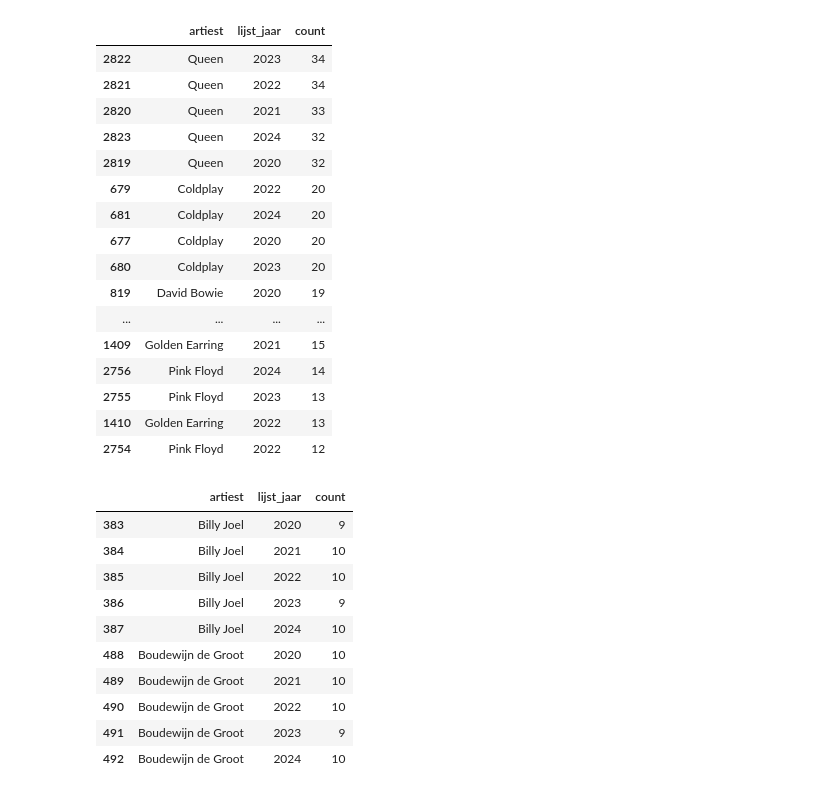
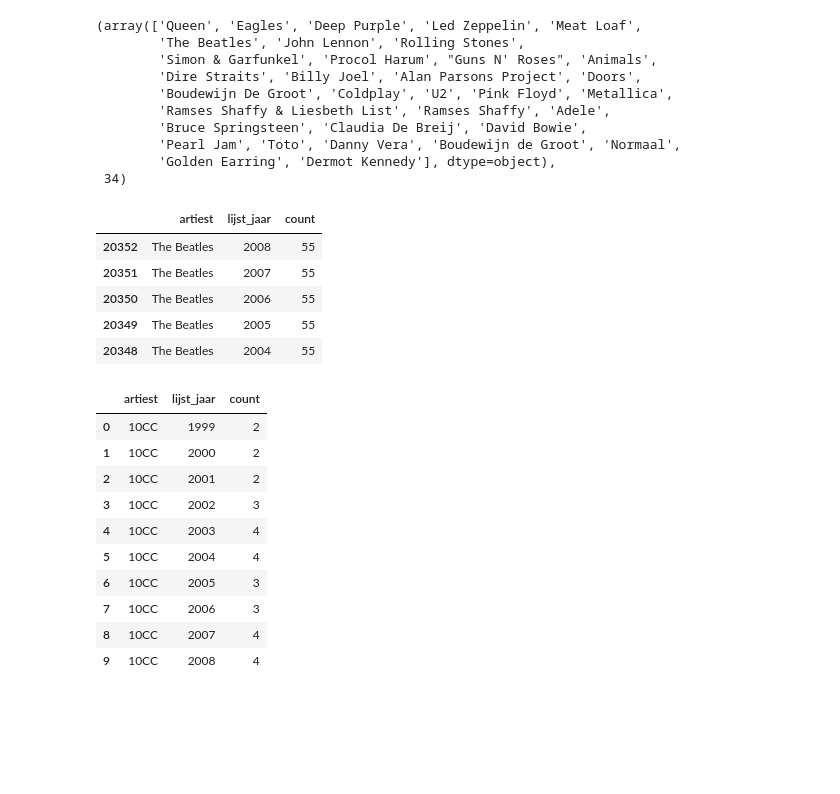
Before and after one commit to jwnelen/top-2000-eda, a Jupyter notebook: exploration.ipynb, the cells around one changed output. Drawn from its saved outputs; the diff is of its cells as text; code cells hidden in the pictures; blank space fills up the shorter version.

```diff
--- a/exploration.ipynb
+++ b/exploration.ipynb
@@ -5,7 +5,11 @@ import pandas as pd
 column_renames = {
   "notering": "positie",
   "nr.": "positie",
-  "jaar": "jaartal"
+  "nr": "positie",
+  "jaar": "jaartal",
+  "year": "jaartal",
+  "title": "titel",
+  "artist": "artiest"
 }
 # %%
 # https://www.nporadio2.nl/top2000?edition=top-2000-van-2022-12-25
@@ -13,11 +17,11 @@ column_renames = {
 folder = "data"
 name = "Top 2000 2024.xlsx"
 full = pd.DataFrame()
-start_year = 2020
+start_year = 1999
 end_year = 2024
 
 for year in range(start_year, end_year+1):
-    df = pd.read_excel(f'{folder}/Top 2000 {year}.xlsx')
+    df = pd.read_excel(f'{folder}/TOP-2000-{year}.xlsx')
     if len(df) > 2000:
         df = df.iloc[1:]
     df.columns = [str.lower(col) for col in df.columns]
@@ -27,7 +31,6 @@ for year in range(start_year, end_year+1):
     df['positie'] = df['positie'].astype(int)
     df['jaartal'] = df['jaartal'].astype(int)
     df['lijst_jaar'] = df['lijst_jaar'].astype(int)
-    display(df.head(1))
     full = pd.concat([full, df], ignore_index=True)
 full
 # %% [output]
@@ -71,4 +67,20 @@ all_artists_top_10, len(all_artists_top_10)
 # %%
 df = full.copy()
+# %%
+df["artiest"].replace("Beatles", "The Beatles", inplace=True)
+# %%
+all_artists_top_10 = df[df['positie'] <= 10]['artiest'].unique()
+all_artists_top_10, len(all_artists_top_10)
+# %% [output]
+(array(['Queen', 'Eagles', 'Deep Purple', 'Led Zeppelin', 'Meat Loaf',
+        'The Beatles', 'John Lennon', 'Rolling Stones',
+        'Simon & Garfunkel', 'Procol Harum', "Guns N' Roses", 'Animals',
+        'Dire Straits', 'Billy Joel', 'Alan Parsons Project', 'Doors',
+        'Boudewijn De Groot', 'Coldplay', 'U2', 'Pink Floyd', 'Metallica',
+        'Ramses Shaffy & Liesbeth List', 'Ramses Shaffy', 'Adele',
+        'Bruce Springsteen', 'Claudia De Breij', 'David Bowie',
+        'Pearl Jam', 'Toto', 'Danny Vera', 'Boudewijn de Groot', 'Normaal',
+        'Golden Earring', 'Dermot Kennedy'], dtype=object),
+ 34)
 # %%
 artist_by_year = df.groupby(["artiest", 'lijst_jaar']).size().reset_index(name='count')
@@ -77,22 +87,11 @@ artist_counts = artist_by_year[artist_by_year["artiest"].isin(all_artists_top_10
 # %%
-artist_counts.sort_values(by="count", ascending=False)[:20]
+artist_by_year.sort_values(by="count", ascending=False).head()
 # %% [output]
 |  | artiest | lijst_jaar | count |
-| 2822 | Queen | 2023 | 34 |
-| 2821 | Queen | 2022 | 34 |
-| 2820 | Queen | 2021 | 33 |
-| 2823 | Queen | 2024 | 32 |
-| 2819 | Queen | 2020 | 32 |
-| 679 | Coldplay | 2022 | 20 |
-| 681 | Coldplay | 2024 | 20 |
-| 677 | Coldplay | 2020 | 20 |
-| 680 | Coldplay | 2023 | 20 |
-| 819 | David Bowie | 2020 | 19 |
-| ... | ... | ... | ... |
-| 1409 | Golden Earring | 2021 | 15 |
-| 2756 | Pink Floyd | 2024 | 14 |
-| 2755 | Pink Floyd | 2023 | 13 |
-| 1410 | Golden Earring | 2022 | 13 |
-| 2754 | Pink Floyd | 2022 | 12 |
+| 20352 | The Beatles | 2008 | 55 |
+| 20351 | The Beatles | 2007 | 55 |
+| 20350 | The Beatles | 2006 | 55 |
+| 20349 | The Beatles | 2005 | 55 |
+| 20348 | The Beatles | 2004 | 55 |
 # %%
 # Reshape the data from long to wide format
@@ -100,19 +99,19 @@ artist_counts_wide = artist_counts.pivot(index='lijst_jaar',
                                        columns='artiest',
                                        values='count')
 # %%
-artist_counts[:10]
+artist_by_year[:10]
 # %% [output]
 |  | artiest | lijst_jaar | count |
-| 383 | Billy Joel | 2020 | 9 |
-| 384 | Billy Joel | 2021 | 10 |
-| 385 | Billy Joel | 2022 | 10 |
-| 386 | Billy Joel | 2023 | 9 |
-| 387 | Billy Joel | 2024 | 10 |
-| 488 | Boudewijn de Groot | 2020 | 10 |
-| 489 | Boudewijn de Groot | 2021 | 10 |
-| 490 | Boudewijn de Groot | 2022 | 10 |
-| 491 | Boudewijn de Groot | 2023 | 9 |
-| 492 | Boudewijn de Groot | 2024 | 10 |
+| 0 | 10CC | 1999 | 2 |
+| 1 | 10CC | 2000 | 2 |
+| 2 | 10CC | 2001 | 2 |
+| 3 | 10CC | 2002 | 3 |
+| 4 | 10CC | 2003 | 4 |
+| 5 | 10CC | 2004 | 4 |
+| 6 | 10CC | 2005 | 3 |
+| 7 | 10CC | 2006 | 3 |
+| 8 | 10CC | 2007 | 4 |
+| 9 | 10CC | 2008 | 4 |
 # %%
 t = df["lijst_jaar"].unique()
 # %%
```
Also changed, not shown: parts of 8 cells of this notebook, 27 other files.
